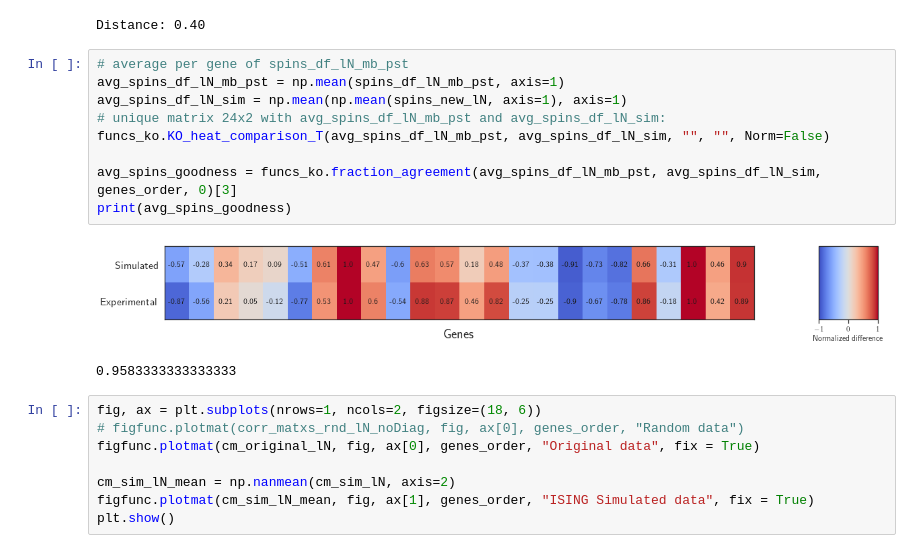
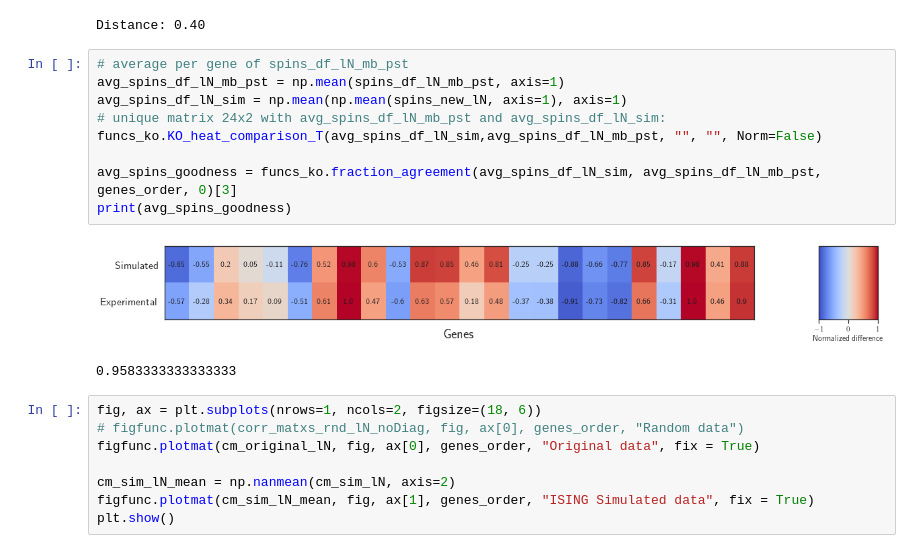
Before and after one commit to CleliaCorridori/GRN_Inference_CODE, a Jupyter notebook: IsingRes_Evaluation_LogNorm_SingleModel.ipynb, the cells around one changed output. Saved outputs shown, nothing was run; the diff lists cells and outputs as text.

```diff
--- a/IsingRes_Evaluation_LogNorm_SingleModel.ipynb
+++ b/IsingRes_Evaluation_LogNorm_SingleModel.ipynb
@@ -491,14 +491,14 @@ Distance: 0.40
 # %%
 # average per gene of spins_df_lN_mb_pst
 avg_spins_df_lN_mb_pst = np.mean(spins_df_lN_mb_pst, axis=1)
 avg_spins_df_lN_sim = np.mean(np.mean(spins_new_lN, axis=1), axis=1)
 # unique matrix 24x2 with avg_spins_df_lN_mb_pst and avg_spins_df_lN_sim:
-funcs_ko.KO_heat_comparison_T(avg_spins_df_lN_mb_pst, avg_spins_df_lN_sim, "", "", Norm=False)
+funcs_ko.KO_heat_comparison_T(avg_spins_df_lN_sim,avg_spins_df_lN_mb_pst, "", "", Norm=False)
 
-avg_spins_goodness = funcs_ko.fraction_agreement(avg_spins_df_lN_mb_pst, avg_spins_df_lN_sim, genes_order, 0)[3]
+avg_spins_goodness = funcs_ko.fraction_agreement(avg_spins_df_lN_sim, avg_spins_df_lN_mb_pst, genes_order, 0)[3]
 print(avg_spins_goodness)
 # %% [output]
-[figure, old version]
+[figure, new version]
 0.9583333333333333
 # %%
 fig, ax = plt.subplots(nrows=1, ncols=2, figsize=(18, 6))
```
Also changed, not shown: parts of 4 cells of this notebook, 2 other files.
